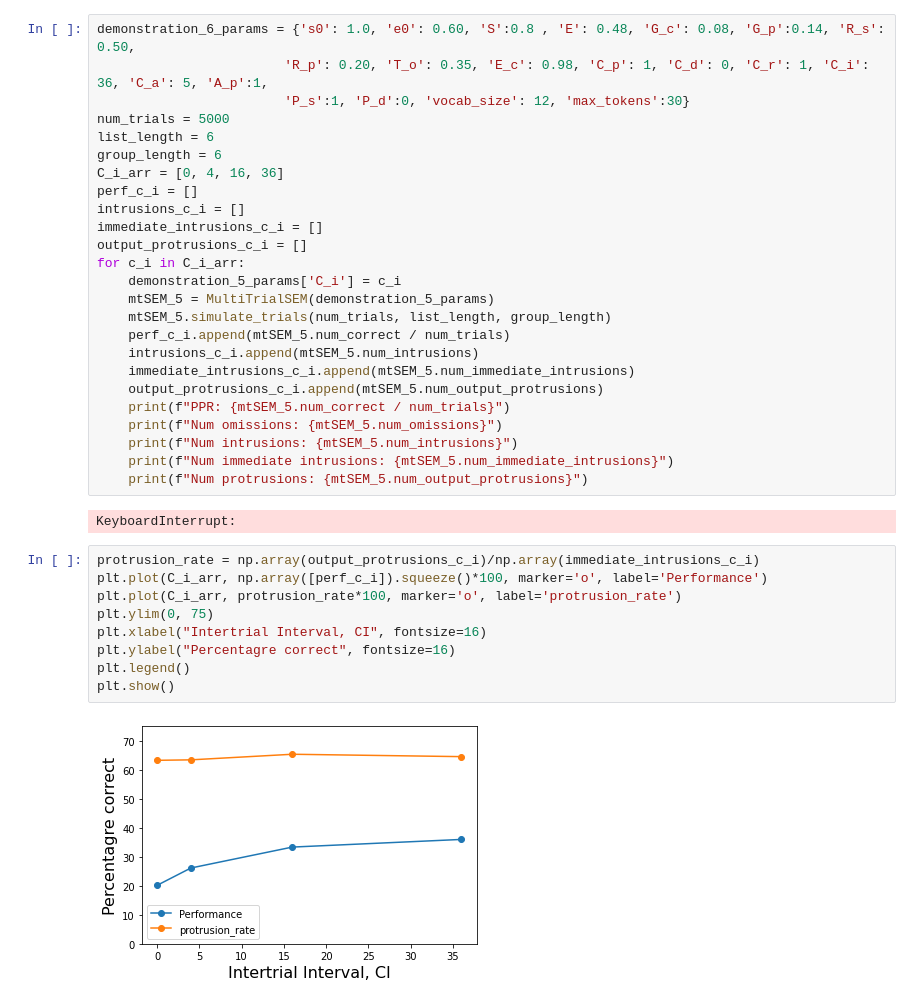
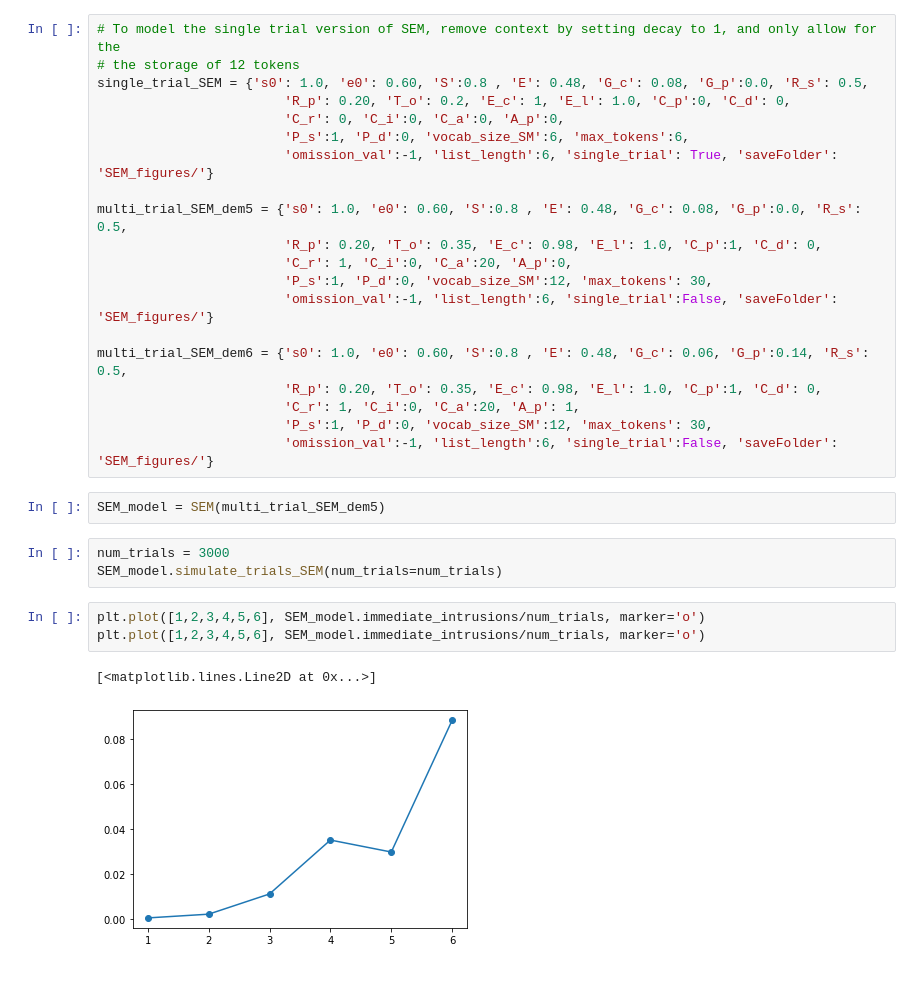
Before and after one commit to ebrahimfeghhi/isr_models, a Jupyter notebook: start_end_model.ipynb, the cells around one changed output. Saved outputs shown, nothing was run; the diff lists cells and outputs as text.

```diff
--- a/start_end_model.ipynb
+++ b/start_end_model.ipynb
@@ -487,38 +6,31 @@ plt.show()
-# %%
-demonstration_6_params = {'s0': 1.0, 'e0': 0.60, 'S':0.8 , 'E': 0.48, 'G_c': 0.08, 'G_p':0.14, 'R_s': 0.50,
-                        'R_p': 0.20, 'T_o': 0.35, 'E_c': 0.98, 'C_p': 1, 'C_d': 0, 'C_r': 1, 'C_i': 36, 'C_a': 5, 'A_p':1,
-                        'P_s':1, 'P_d':0, 'vocab_size': 12, 'max_tokens':30}
-num_trials = 5000
-list_length = 6
-group_length = 6
-C_i_arr = [0, 4, 16, 36]
-perf_c_i = []
-intrusions_c_i = []
-immediate_intrusions_c_i = []
-output_protrusions_c_i = []
-for c_i in C_i_arr:
-    demonstration_5_params['C_i'] = c_i
-    mtSEM_5 = MultiTrialSEM(demonstration_5_params)
-    mtSEM_5.simulate_trials(num_trials, list_length, group_length)
-    perf_c_i.append(mtSEM_5.num_correct / num_trials)
-    intrusions_c_i.append(mtSEM_5.num_intrusions)
-    immediate_intrusions_c_i.append(mtSEM_5.num_immediate_intrusions)
-    output_protrusions_c_i.append(mtSEM_5.num_output_protrusions)
-    print(f"PPR: {mtSEM_5.num_correct / num_trials}")
-    print(f"Num omissions: {mtSEM_5.num_omissions}")
-    print(f"Num intrusions: {mtSEM_5.num_intrusions}")
-    print(f"Num immediate intrusions: {mtSEM_5.num_immediate_intrusions}")
-    print(f"Num protrusions: {mtSEM_5.num_output_protrusions}")
-# %% [output]
-KeyboardInterrupt:
-# %%
-protrusion_rate = np.array(output_protrusions_c_i)/np.array(immediate_intrusions_c_i)
-plt.plot(C_i_arr, np.array([perf_c_i]).squeeze()*100, marker='o', label='Performance')
-plt.plot(C_i_arr, protrusion_rate*100, marker='o', label='protrusion_rate')
-plt.ylim(0, 75)
-plt.xlabel("Intertrial Interval, CI", fontsize=16)
-plt.ylabel("Percentagre correct", fontsize=16)
-plt.legend()
-plt.show()
-# %% [output]
-[figure, removed]
+# %%
+# To model the single trial version of SEM, remove context by setting decay to 1, and only allow for the
+# the storage of 12 tokens
+single_trial_SEM = {'s0': 1.0, 'e0': 0.60, 'S':0.8 , 'E': 0.48, 'G_c': 0.08, 'G_p':0.0, 'R_s': 0.5,
+                        'R_p': 0.20, 'T_o': 0.2, 'E_c': 1, 'E_l': 1.0, 'C_p':0, 'C_d': 0,
+                        'C_r': 0, 'C_i':0, 'C_a':0, 'A_p':0,
+                        'P_s':1, 'P_d':0, 'vocab_size_SM':6, 'max_tokens':6,
+                        'omission_val':-1, 'list_length':6, 'single_trial': True, 'saveFolder': 'SEM_figures/'}
+
+multi_trial_SEM_dem5 = {'s0': 1.0, 'e0': 0.60, 'S':0.8 , 'E': 0.48, 'G_c': 0.08, 'G_p':0.0, 'R_s': 0.5,
+                        'R_p': 0.20, 'T_o': 0.35, 'E_c': 0.98, 'E_l': 1.0, 'C_p':1, 'C_d': 0,
+                        'C_r': 1, 'C_i':0, 'C_a':20, 'A_p':0,
+                        'P_s':1, 'P_d':0, 'vocab_size_SM':12, 'max_tokens': 30,
+                        'omission_val':-1, 'list_length':6, 'single_trial':False, 'saveFolder': 'SEM_figures/'}
+
+multi_trial_SEM_dem6 = {'s0': 1.0, 'e0': 0.60, 'S':0.8 , 'E': 0.48, 'G_c': 0.06, 'G_p':0.14, 'R_s': 0.5,
+                        'R_p': 0.20, 'T_o': 0.35, 'E_c': 0.98, 'E_l': 1.0, 'C_p':1, 'C_d': 0,
+                        'C_r': 1, 'C_i':0, 'C_a':20, 'A_p': 1,
+                        'P_s':1, 'P_d':0, 'vocab_size_SM':12, 'max_tokens': 30,
+                        'omission_val':-1, 'list_length':6, 'single_trial':False, 'saveFolder': 'SEM_figures/'}
+# %%
+SEM_model = SEM(multi_trial_SEM_dem5)
+# %%
+num_trials = 3000
+SEM_model.simulate_trials_SEM(num_trials=num_trials)
+# %%
+plt.plot([1,2,3,4,5,6], SEM_model.immediate_intrusions/num_trials, marker='o')
+plt.plot([1,2,3,4,5,6], SEM_model.immediate_intrusions/num_trials, marker='o')
+# %% [output]
+[<matplotlib.lines.Line2D at 0x...>]
+[figure, added]
```
Also changed, not shown: parts of 8 cells of this notebook, 23 other files.
